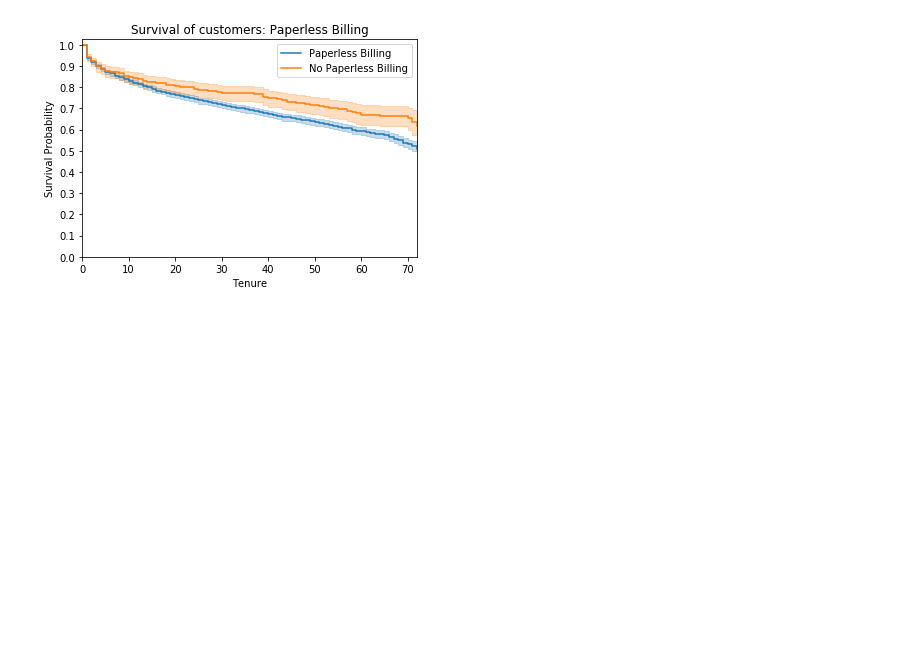
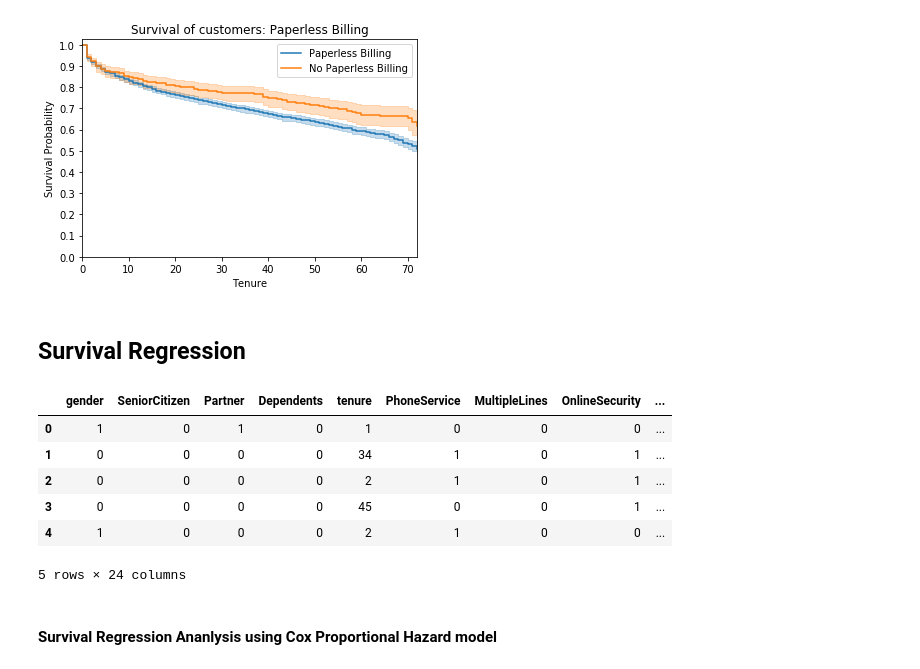
Before and after one commit to archd3sai/Customer-Survival-Analysis-and-Churn-Prediction, a Jupyter notebook: Customers Survival Analysis.ipynb, the cells around one changed output. Cells and saved outputs as stored; diff of their text form; code cells hidden in the pictures; blank space fills up the shorter version.

```diff
--- a/Customers Survival Analysis.ipynb
+++ b/Customers Survival Analysis.ipynb
@@ -743,3 +723,5 @@ degrees_of_freedom = 1
  test_statistic      p  -log2(p)
          189.51 <0.005    140.82
 [figure]
+# %% [markdown]
+## Survival Regression
@@ -745,0 +752,13 @@ degrees_of_freedom = 1
+# %%
+regression_df = datapreparation("C:/Data/Telco-Customer-Churn.csv")
+regression_df.head()
+# %% [output]
+|  | gender | SeniorCitizen | Partner | Dependents | tenure | PhoneService | MultipleLines | OnlineSecurity | ... |
+| 0 | 1 | 0 | 1 | 0 | 1 | 0 | 0 | 0 | ... |
+| 1 | 0 | 0 | 0 | 0 | 34 | 1 | 0 | 1 | ... |
+| 2 | 0 | 0 | 0 | 0 | 2 | 1 | 0 | 1 | ... |
+| 3 | 0 | 0 | 0 | 0 | 45 | 0 | 0 | 1 | ... |
+| 4 | 1 | 0 | 0 | 0 | 2 | 1 | 0 | 0 | ... |
+5 rows × 24 columns
+# %% [markdown]
+#### Survival Regression Ananlysis using Cox Proportional Hazard model
```
Also changed, not shown: parts of 14 cells of this notebook, 4 other files.
